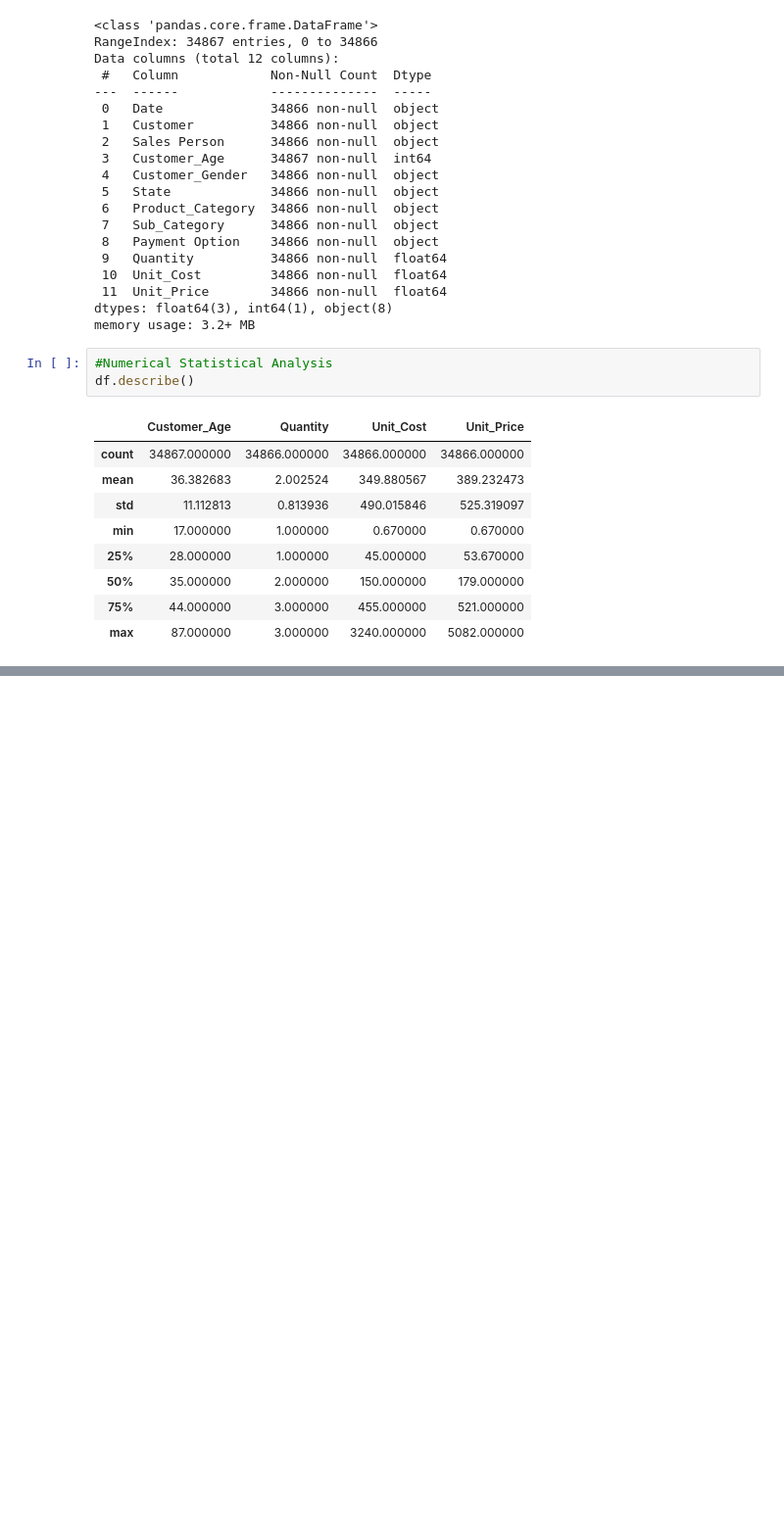
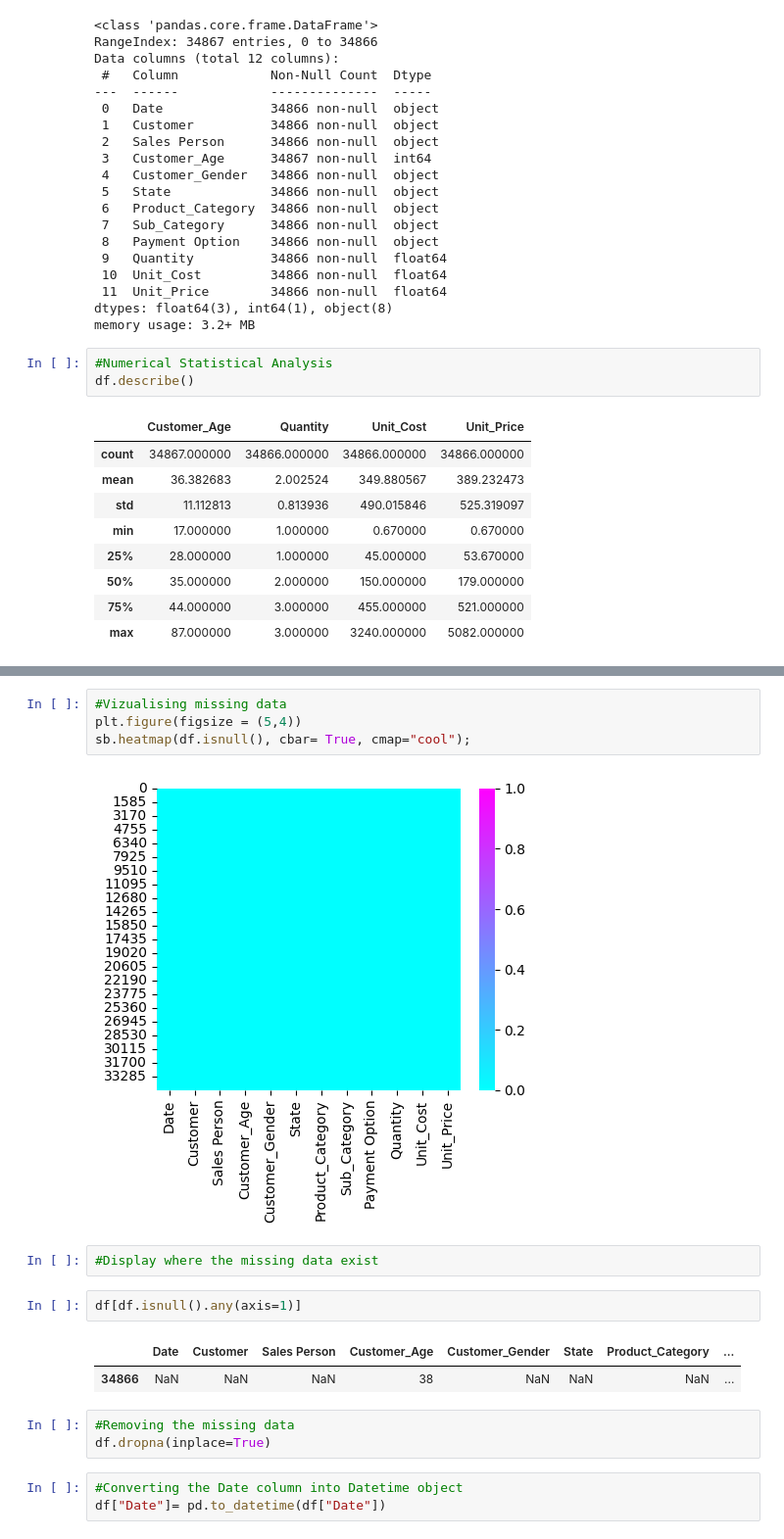
Before and after one commit to kayodeolusanya/ARIMA-INSURANCE-GLOBAL, a Jupyter notebook: DUNE_SALES_ANALYSIS.ipynb, the cells around one changed output, grey strips where cells are left out. Shown: that part at 98% size. Cells and saved outputs as stored; diff of their text form; blank space fills up the shorter version.

```diff
--- a/DUNE_SALES_ANALYSIS.ipynb
+++ b/DUNE_SALES_ANALYSIS.ipynb
@@ -89,0 +139,19 @@ df.describe()
+# %%
+#Vizualising missing data
+plt.figure(figsize = (5,4))
+sb.heatmap(df.isnull(), cbar= True, cmap="cool");
+# %% [output]
+[figure, added]
+# %%
+#Display where the missing data exist
+# %%
+df[df.isnull().any(axis=1)]
+# %% [output]
+|  | Date | Customer | Sales Person | Customer_Age | Customer_Gender | State | Product_Category | ... |
+| 34866 | NaN | NaN | NaN | 38 | NaN | NaN | NaN | ... |
+# %%
+#Removing the missing data
+df.dropna(inplace=True)
+# %%
+#Converting the Date column into Datetime object
+df["Date"]= pd.to_datetime(df["Date"])
```
Also changed, not shown: parts of 5 cells of this notebook.
